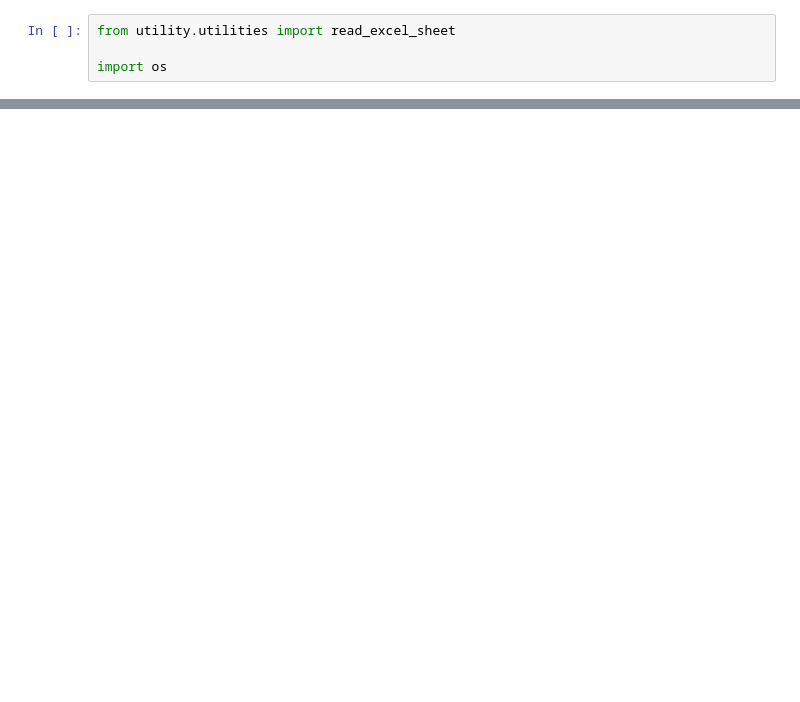
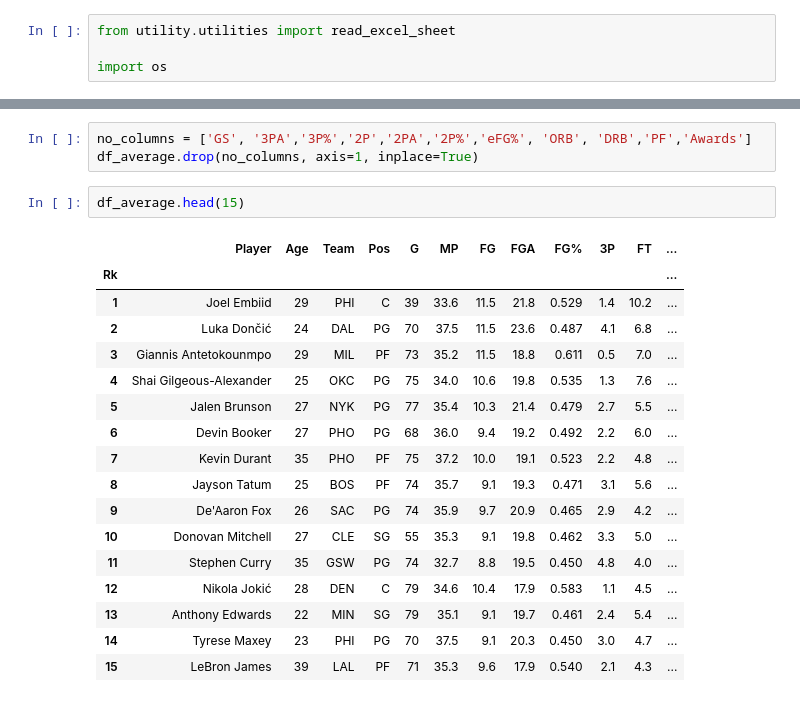
Before and after one commit to Soncity2/nbaFantasyStatsPredictor, a Jupyter notebook: src/nbastats.ipynb, the cells around one changed output, grey strips where cells are left out. Saved outputs shown, nothing was run; the diff lists cells and outputs as text; blank space fills up the shorter version.

```diff
--- a/src/nbastats.ipynb
+++ b/src/nbastats.ipynb
@@ -30,0 +38,23 @@ df.head(15)
+# %%
+no_columns = ['GS', '3PA','3P%','2P','2PA','2P%','eFG%', 'ORB', 'DRB','PF','Awards']
+df_average.drop(no_columns, axis=1, inplace=True)
+# %%
+df_average.head(15)
+# %% [output]
+|  | Player | Age | Team | Pos | G | MP | FG | FGA | FG% | 3P | FT | ... |
+| Rk |  |  |  |  |  |  |  |  |  |  |  | ... |
+| 1 | Joel Embiid | 29 | PHI | C | 39 | 33.6 | 11.5 | 21.8 | 0.529 | 1.4 | 10.2 | ... |
+| 2 | Luka Dončić | 24 | DAL | PG | 70 | 37.5 | 11.5 | 23.6 | 0.487 | 4.1 | 6.8 | ... |
+| 3 | Giannis Antetokounmpo | 29 | MIL | PF | 73 | 35.2 | 11.5 | 18.8 | 0.611 | 0.5 | 7.0 | ... |
+| 4 | Shai Gilgeous-Alexander | 25 | OKC | PG | 75 | 34.0 | 10.6 | 19.8 | 0.535 | 1.3 | 7.6 | ... |
+| 5 | Jalen Brunson | 27 | NYK | PG | 77 | 35.4 | 10.3 | 21.4 | 0.479 | 2.7 | 5.5 | ... |
+| 6 | Devin Booker | 27 | PHO | PG | 68 | 36.0 | 9.4 | 19.2 | 0.492 | 2.2 | 6.0 | ... |
+| 7 | Kevin Durant | 35 | PHO | PF | 75 | 37.2 | 10.0 | 19.1 | 0.523 | 2.2 | 4.8 | ... |
+| 8 | Jayson Tatum | 25 | BOS | PF | 74 | 35.7 | 9.1 | 19.3 | 0.471 | 3.1 | 5.6 | ... |
+| 9 | De'Aaron Fox | 26 | SAC | PG | 74 | 35.9 | 9.7 | 20.9 | 0.465 | 2.9 | 4.2 | ... |
+| 10 | Donovan Mitchell | 27 | CLE | SG | 55 | 35.3 | 9.1 | 19.8 | 0.462 | 3.3 | 5.0 | ... |
+| 11 | Stephen Curry | 35 | GSW | PG | 74 | 32.7 | 8.8 | 19.5 | 0.450 | 4.8 | 4.0 | ... |
+| 12 | Nikola Jokić | 28 | DEN | C | 79 | 34.6 | 10.4 | 17.9 | 0.583 | 1.1 | 4.5 | ... |
+| 13 | Anthony Edwards | 22 | MIN | SG | 79 | 35.1 | 9.1 | 19.7 | 0.461 | 2.4 | 5.4 | ... |
+| 14 | Tyrese Maxey | 23 | PHI | PG | 70 | 37.5 | 9.1 | 20.3 | 0.450 | 3.0 | 4.7 | ... |
+| 15 | LeBron James | 39 | LAL | PF | 71 | 35.3 | 9.6 | 17.9 | 0.540 | 2.1 | 4.3 | ... |
```
Also changed, not shown: parts of 4 cells of this notebook, 2 other files.
